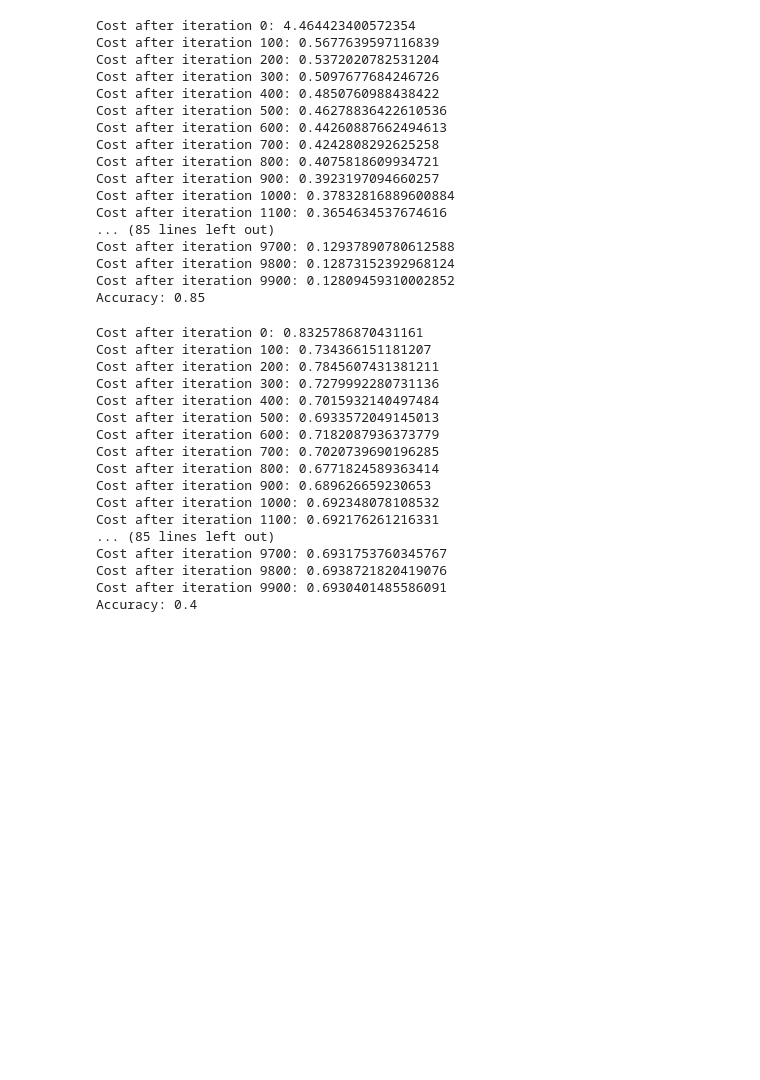
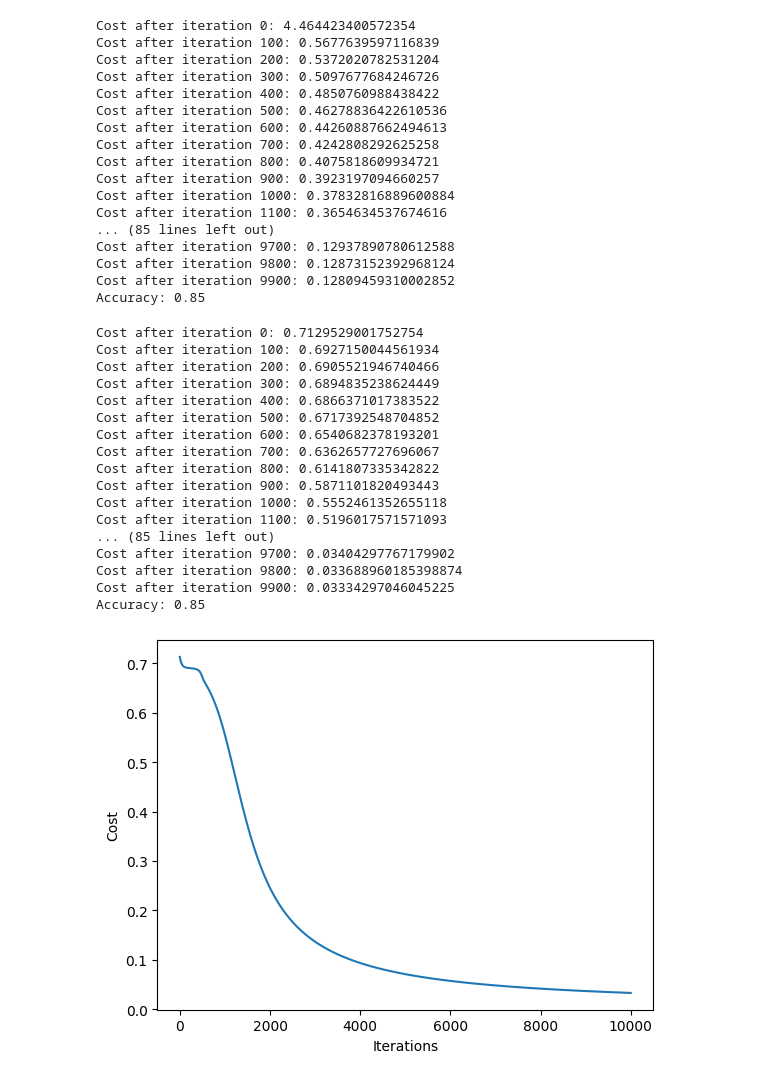
Before and after one commit to MiguelGarcaoSilva/FNN-Numpy, a Jupyter notebook: casestudy.ipynb, the cells around one changed output. Saved outputs shown, nothing was run; the diff lists cells and outputs as text; code cells hidden in the pictures; blank space fills up the shorter version.

```diff
--- a/casestudy.ipynb
+++ b/casestudy.ipynb
@@ -51,8 +51,8 @@ y_test = y_test.T
 from models.logisticregression import LogisticRegression
 from models.gradient_check import gradient_check
 
-lr_model = LogisticRegression(n_inputs=X_train.shape[0], learning_rate=0.01, n_iters=10000, lambd_reg=0.01)
-lr_model.fit(X_train, y_train)
+lr_model = LogisticRegression(n_inputs=X_train.shape[0], lambd_reg=0.01)
+lr_model.fit(X_train, y_train, learning_rate=0.01, n_iters=10000)
 predictions = lr_model.predict(X_test)
 
 accuracy = np.mean(predictions == y_test)
@@ -78,30 +78,37 @@ Accuracy: 0.85
 # %%
 from models.fnn_classifier import FNN1Layer
 # Train the model
-fnn1_model = FNN1Layer(input_dim=X_train.shape[0], output_dim=1, nunits=4, learning_rate=0.01, n_iters=10000, lambd_reg=0.00, dropout=0.1)
-parameters = fnn1_model.fit(X_train, y_train)
+fnn1_model = FNN1Layer(input_dim=X_train.shape[0], output_dim=1, nunits=4, lambd_reg=0.001, dropout=None)
+parameters, costs = fnn1_model.fit(X_train, y_train, learning_rate=0.01, n_iters=10000)
 predictions = fnn1_model.predict(X_test)
+
+#plot the cost
+import matplotlib.pyplot as plt
+plt.plot(costs)
+plt.xlabel('Iterations')
+plt.ylabel('Cost')
 
 accuracy = np.mean(predictions == y_test)
 print(f'Accuracy: {accuracy}')
 # %% [output]
-Cost after iteration 0: 0.8325786870431161
-Cost after iteration 100: 0.734366151181207
-Cost after iteration 200: 0.7845607431381211
-Cost after iteration 300: 0.7279992280731136
-Cost after iteration 400: 0.7015932140497484
-Cost after iteration 500: 0.6933572049145013
-Cost after iteration 600: 0.7182087936373779
-Cost after iteration 700: 0.7020739690196285
-Cost after iteration 800: 0.6771824589363414
-Cost after iteration 900: 0.689626659230653
-Cost after iteration 1000: 0.692348078108532
-Cost after iteration 1100: 0.692176261216331
+Cost after iteration 0: 0.7129529001752754
+Cost after iteration 100: 0.6927150044561934
+Cost after iteration 200: 0.6905521946740466
+Cost after iteration 300: 0.6894835238624449
+Cost after iteration 400: 0.6866371017383522
+Cost after iteration 500: 0.6717392548704852
+Cost after iteration 600: 0.6540682378193201
+Cost after iteration 700: 0.6362657727696067
+Cost after iteration 800: 0.6141807335342822
+Cost after iteration 900: 0.5871101820493443
+Cost after iteration 1000: 0.5552461352655118
+Cost after iteration 1100: 0.5196017571571093
 ... (85 lines left out)
-Cost after iteration 9700: 0.6931753760345767
-Cost after iteration 9800: 0.6938721820419076
-Cost after iteration 9900: 0.6930401485586091
-Accuracy: 0.4
+Cost after iteration 9700: 0.03404297767179902
+Cost after iteration 9800: 0.033688960185398874
+Cost after iteration 9900: 0.03334297046045225
+Accuracy: 0.85
+[figure, added]
 # %%
 from models.fnn_classifier import FNNClassifier
 
```
Also changed, not shown: parts of 1 cell of this notebook, 2 other files.
